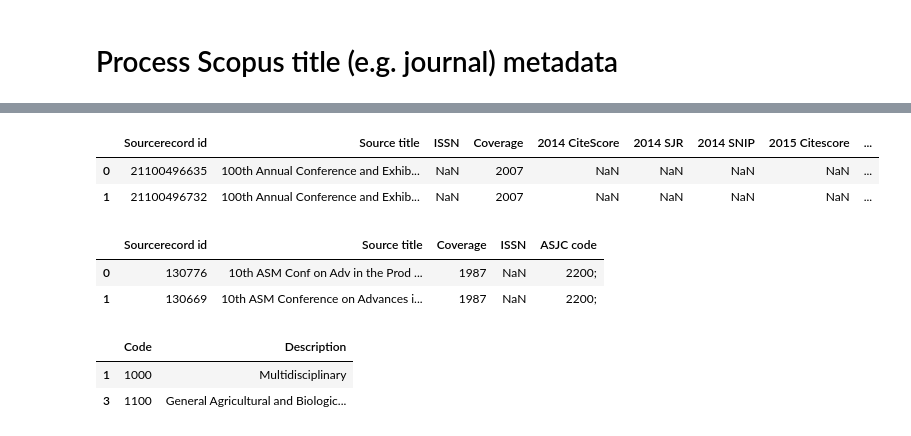
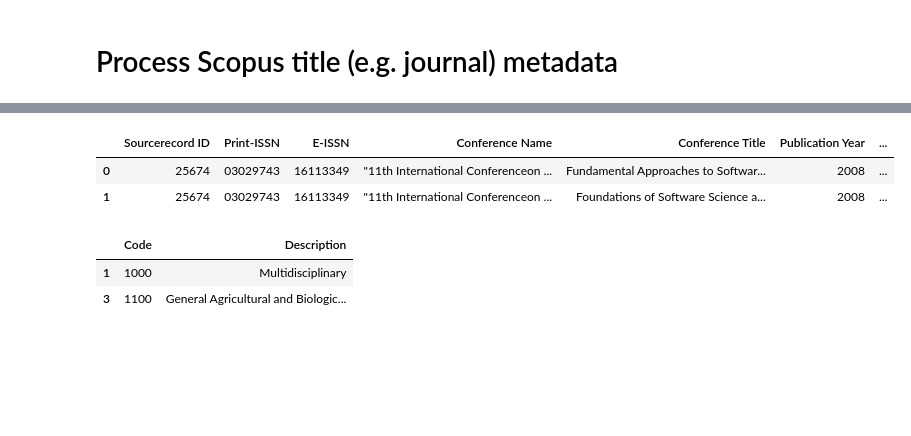
Before and after one commit to dhimmel/scopus, a Jupyter notebook: 1.process-titles.ipynb, the cells around one changed output, grey strips where cells are left out. Drawn from its saved outputs; the diff is of its cells as text; code cells hidden in the pictures; blank space fills up the shorter version.

Commit message:
rerun 1.process-titles.ipynb on 2021 data
major changes:

- there are no more unspecified ISSNs
- publisher country has been removed

```diff
--- a/1.process-titles.ipynb
+++ b/1.process-titles.ipynb
@@ -10,5 +10,5 @@ import slugify
 from utilities import format_issn
 # %%
 # Load dataset
-path = pathlib.Path('download/Scopus_Source_List.xlsx')
+path = pathlib.Path('download/extlistJuly2021.xlsx')
 # %%
@@ -22,15 +42,8 @@ source_df.head(2)
 # %%
-conf_96_df = pandas.read_excel(path, sheet_name='Conf. Proceedings post-1995')
-conf_96_df.head(2)
+conf_df = pandas.read_excel(path, sheet_name='All Conf. Proceedings')
+conf_df.head(2)
 # %% [output]
-|  | Sourcerecord id | Source title | ISSN | Coverage | 2014 CiteScore | 2014 SJR | 2014 SNIP | 2015 Citescore | ... |
-| 0 | 21100496635 | 100th Annual Conference and Exhib... | NaN | 2007 | NaN | NaN | NaN | NaN | ... |
-| 1 | 21100496732 | 100th Annual Conference and Exhib... | NaN | 2007 | NaN | NaN | NaN | NaN | ... |
+|  | Sourcerecord ID | Print-ISSN | E-ISSN | Conference Name | Conference Title | Publication Year | ... |
+| 0 | 25674 | 03029743 | 16113349 | "11th International Conferenceon ... | Fundamental Approaches to Softwar... | 2008 | ... |
+| 1 | 25674 | 03029743 | 16113349 | "11th International Conferenceon ... | Foundations of Software Science a... | 2008 | ... |
-# %%
-conf_95_df = pandas.read_excel(path, sheet_name='Conf. Proceedings pre-1996')
-conf_95_df.head(2)
-# %% [output]
-|  | Sourcerecord id | Source title | Coverage | ISSN | ASJC code |
-| 0 | 130776 | 10th ASM Conf on Adv in the Prod ... | 1987 | NaN | 2200; |
-| 1 | 130669 | 10th ASM Conference on Advances i... | 1987 | NaN | 2200; |
 # %%
```
Also changed, not shown: parts of 16 cells of this notebook, 9 other files.
